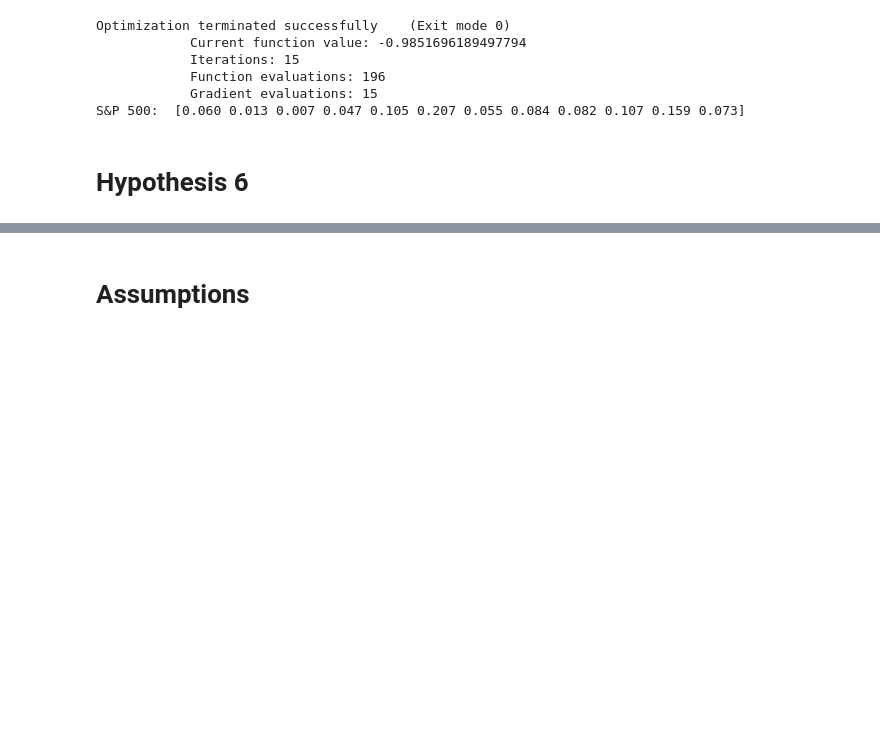
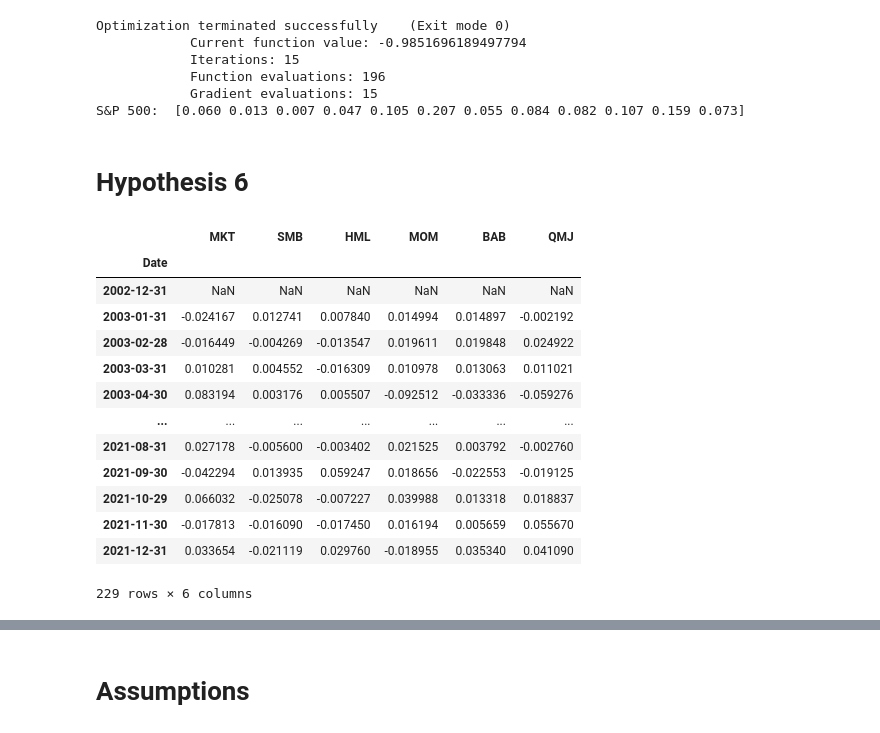
Before and after one commit to AleSandra9/master_thesis, a Jupyter notebook: analysis.ipynb, the cells around one changed output, grey strips where cells are left out. Cells and saved outputs as stored; diff of their text form; code cells hidden in the pictures; blank space fills up the shorter version.

```diff
--- a/analysis.ipynb
+++ b/analysis.ipynb
@@ -3934,0 +4060,22 @@ factors_d=factors_d[1:]
+# %%
+factors = pd.read_csv("/Users/alexandra/Documents/master_thesis/data/factors.csv",index_col='Date',parse_dates=True)
+factors_d = pd.read_csv("/Users/alexandra/Documents/master_thesis/data/factors_d.csv",index_col='Date',parse_dates=True)
+factors=factors.add(rf['RF'],axis=0)
+factors_d=factors_d.add(rf_d['RF'],axis=0)
+factors_d_sub=factors_d.iloc[1:,:]
+factors
+# %% [output]
+|  | MKT | SMB | HML | MOM | BAB | QMJ |
+| Date |  |  |  |  |  |  |
+| 2002-12-31 | NaN | NaN | NaN | NaN | NaN | NaN |
+| 2003-01-31 | -0.024167 | 0.012741 | 0.007840 | 0.014994 | 0.014897 | -0.002192 |
+| 2003-02-28 | -0.016449 | -0.004269 | -0.013547 | 0.019611 | 0.019848 | 0.024922 |
+| 2003-03-31 | 0.010281 | 0.004552 | -0.016309 | 0.010978 | 0.013063 | 0.011021 |
+| 2003-04-30 | 0.083194 | 0.003176 | 0.005507 | -0.092512 | -0.033336 | -0.059276 |
+| ... | ... | ... | ... | ... | ... | ... |
+| 2021-08-31 | 0.027178 | -0.005600 | -0.003402 | 0.021525 | 0.003792 | -0.002760 |
+| 2021-09-30 | -0.042294 | 0.013935 | 0.059247 | 0.018656 | -0.022553 | -0.019125 |
+| 2021-10-29 | 0.066032 | -0.025078 | -0.007227 | 0.039988 | 0.013318 | 0.018837 |
+| 2021-11-30 | -0.017813 | -0.016090 | -0.017450 | 0.016194 | 0.005659 | 0.055670 |
+| 2021-12-31 | 0.033654 | -0.021119 | 0.029760 | -0.018955 | 0.035340 | 0.041090 |
+229 rows × 6 columns
```
Also changed, not shown: parts of 36 cells of this notebook.
